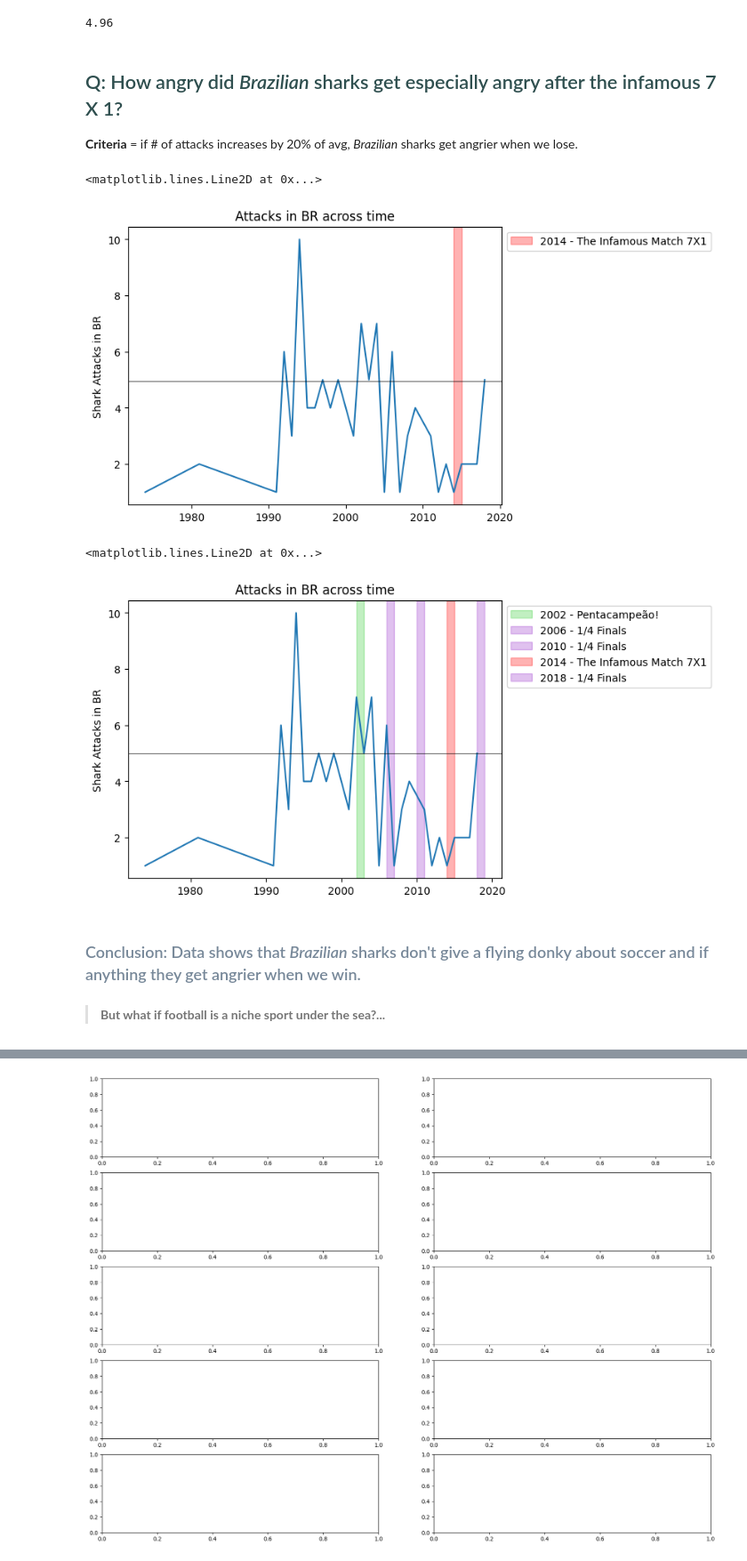
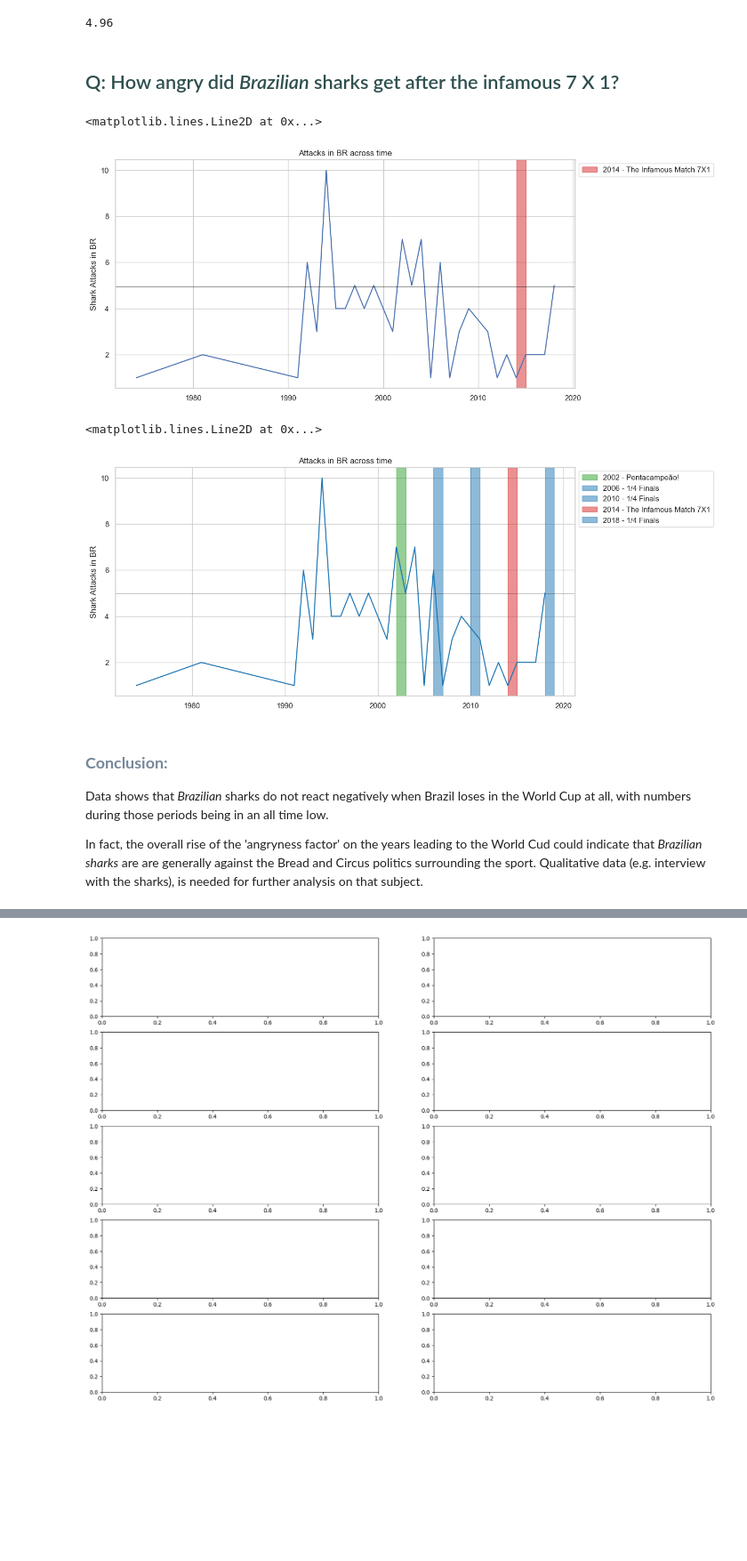
Before and after one commit to danidimarti/project1-csv_analysis, a Jupyter notebook: extraction.ipynb, the cells around one changed output, grey strips where cells are left out. Shown at 89% size. Cells and saved outputs as stored; diff of their text form; code cells hidden in the pictures; blank space fills up the shorter version.

Commit message:
second graph done, last one in progress

```diff
--- a/extraction.ipynb
+++ b/extraction.ipynb
@@ -10,3 +14,8 @@ df = pd.read_csv("data/clean_sharks_export.csv")
+# %%
+# Configuration to set so that all the Seaborn figs come out with this size
+sns.set_context("poster")
+sns.set(rc={"figure.figsize": (12.,6.)})
+sns.set_style("whitegrid")
 # %%
 df.sample(5)
 # %% [output]
@@ -61,6 +70,6 @@ df_BR.sample()
 1 rows × 25 columns
 # %%
-#assigning variables to use in plotting
-count = df_BR['Year'].value_counts()
-count1 = count.to_dict()
-df_BR['Year_counts'] = df_BR['Year'].map(count1)
+
+#count = df_BR['Year'].value_counts()
+#count1 = count.to_dict()
+#df_BR['Year_counts1'] = df_BR['Year'].map(count1)
@@ -66,0 +78,3 @@ df_BR['Year_counts'] = df_BR['Year'].map(count1)
+# %%
+# Count Yearly Occurences
+df_BR['Year_counts'] = df_BR['Year'].apply(lambda x: (df_BR['Year'] == x).sum())
@@ -86,39 +122,37 @@ df_BR["Year_counts"].mean()
 # %% [output]
 4.96
 # %% [markdown]
-## <span style="color:darkslategrey">Q: How angry did _Brazilian_ sharks get especially angry after the infamous 7 X 1? </span>
-
-**Criteria** =  if # of attacks increases by 20% of avg, _Brazilian_ sharks get angrier when we lose.
+## <span style="color:darkslategrey">Q: How angry did _Brazilian_ sharks get after the infamous 7 X 1? </span>
 # %%
 plt.plot(df_BR['Year'], df_BR["Year_counts"])
 
 
 #adjust labels and title
 plt.ylabel('Shark Attacks in BR')
 plt.title('Attacks in BR across time')
-plt.axvspan(2014,2015, color='red', alpha=0.3, label="2014 - The Infamous Match 7X1")
+plt.axvspan(2014,2015, color='tab:red', alpha=0.5, label="2014 - The Infamous Match 7X1")
 plt.legend(bbox_to_anchor=(1, 1))
 #Identify treshhold (median) to check for success criteria
 plt.axhline(y=4.96, xmin=0, xmax=2022, c='black', linewidth=0.5)
 # %% [output]
 <matplotlib.lines.Line2D at 0x...>
-[figure, old version]
+[figure, new version]
 # %%
 
 #sns.lineplot(data=df_BR, x='Year', y='Year_counts')
 
-plt.plot(df_BR['Year'], df_BR["Year_counts"])
+plt.plot(df_BR['Year'], df_BR["Year_counts"], color='tab:blue')
 
 
 
 #adjust labels and title
 plt.ylabel('Shark Attacks in BR')
 plt.title('Attacks in BR across time')
-plt.axvspan(2002,2003, color='limegreen', alpha=0.3, label="2002 - Pentacampeão!")
-plt.axvspan(2006,2007, color='darkorchid', alpha=0.3, label="2006 - 1/4 Finals")
-plt.axvspan(2010,2011, color='darkorchid', alpha=0.3, label="2010 - 1/4 Finals")
-plt.axvspan(2014,2015, color='red', alpha=0.3, label="2014 - The Infamous Match 7X1")
-plt.axvspan(2018,2019, color='darkorchid', alpha=0.3, label="2018 - 1/4 Finals")
+plt.axvspan(2002,2003, color='tab:green', alpha=0.5, label="2002 - Pentacampeão!")
+plt.axvspan(2006,2007, color='tab:blue', alpha=0.5, label="2006 - 1/4 Finals")
+plt.axvspan(2010,2011, color='tab:blue', alpha=0.5, label="2010 - 1/4 Finals")
+plt.axvspan(2014,2015, color='tab:red', alpha=0.5, label="2014 - The Infamous Match 7X1")
+plt.axvspan(2018,2019, color='tab:blue', alpha=0.5, label="2018 - 1/4 Finals")
 
 
 plt.legend(bbox_to_anchor=(1, 1))
@@ -126,9 +160,11 @@ plt.legend(bbox_to_anchor=(1, 1))
 plt.axhline(y=5, xmin=0, xmax=2022, c='black', linewidth=0.5)
 # %% [output]
 <matplotlib.lines.Line2D at 0x...>
-[figure, old version]
+[figure, new version]
-# %% [markdown]
-### <span style="color:lightslategrey">Conclusion: Data shows that _Brazilian_ sharks don't give a flying donky about soccer and if anything they get angrier when we win. </span>
-# %% [markdown]
-> <span style="font-family:Gill Sans; font-size:7"> **But what if football is a niche sport under the sea?...** </span>
+# %% [markdown]
+### <span style="color:lightslategrey; line-height:1.5em"> **Conclusion:** </span>
+
+Data shows that _Brazilian_ sharks do not react negatively when Brazil loses in the World Cup at all, with numbers during those periods being in an all time low.
+
+In fact, the overall rise of the 'angryness factor' on the years leading to the World Cud could indicate that _Brazilian_ _sharks_ are are generally against the Bread and Circus politics surrounding the sport. Qualitative data (e.g. interview with the sharks), is needed for further analysis on that subject.
 # %% [markdown]
```
Also changed, not shown: parts of 28 cells of this notebook.
